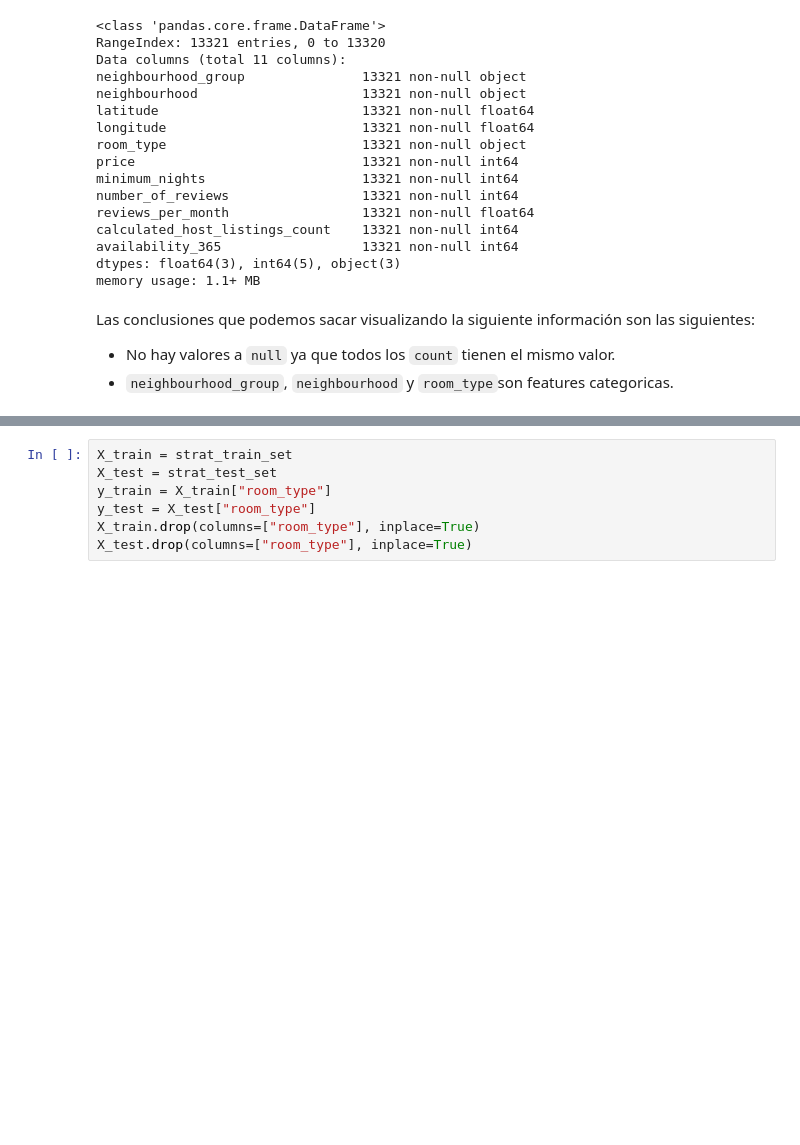
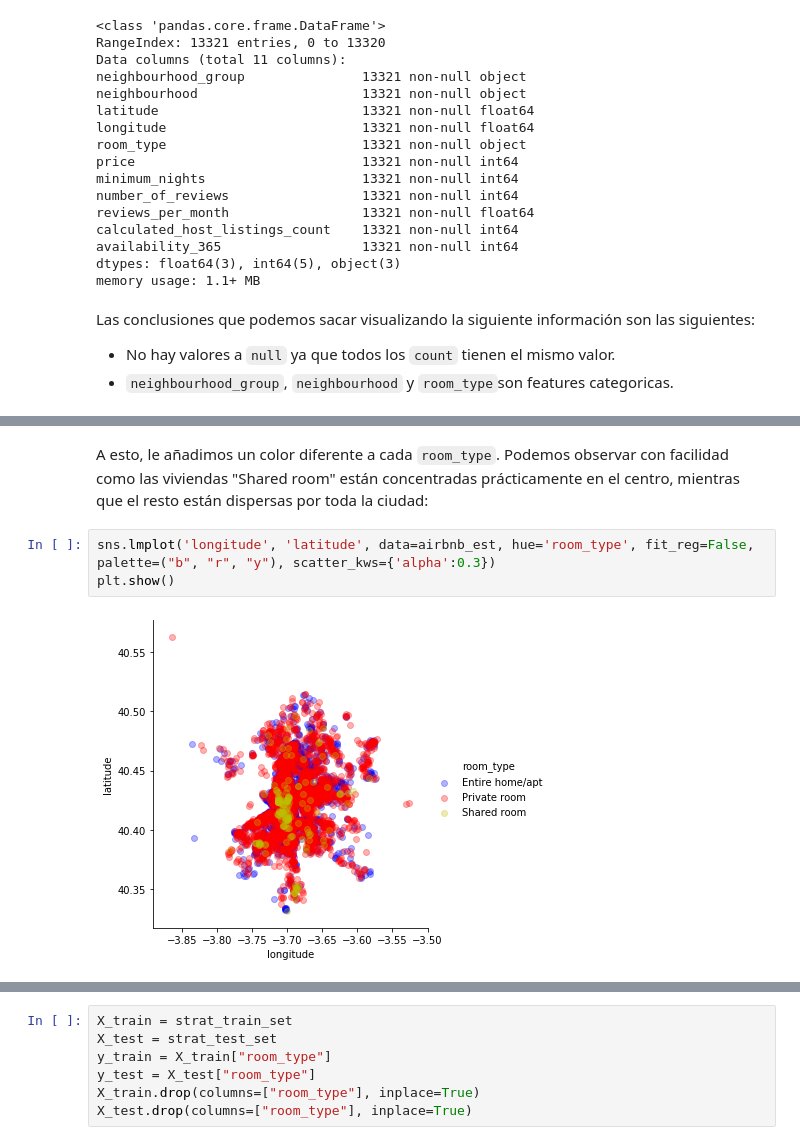
Before and after one commit to frapima/AAI, a Jupyter notebook: projects/module1/tp1/InsideAirBnB.ipynb, the cells around one changed output, grey strips where cells are left out. Cells and saved outputs as stored; diff of their text form; blank space fills up the shorter version.

```diff
--- a/projects/module1/tp1/InsideAirBnB.ipynb
+++ b/projects/module1/tp1/InsideAirBnB.ipynb
@@ -120,0 +156,7 @@ Las conclusiones que podemos sacar visualizando la siguiente información son la
+# %% [markdown]
+A esto, le añadimos un color diferente a cada `room_type`. Podemos observar con facilidad como las viviendas "Shared room" están concentradas prácticamente en el centro, mientras que el resto están dispersas por toda la ciudad:
+# %%
+sns.lmplot('longitude', 'latitude', data=airbnb_est, hue='room_type', fit_reg=False, palette=("b", "r", "y"), scatter_kws={'alpha':0.3})
+plt.show()
+# %% [output]
+[figure, added]
```
Also changed, not shown: parts of 75 cells of this notebook, 1 other file.
